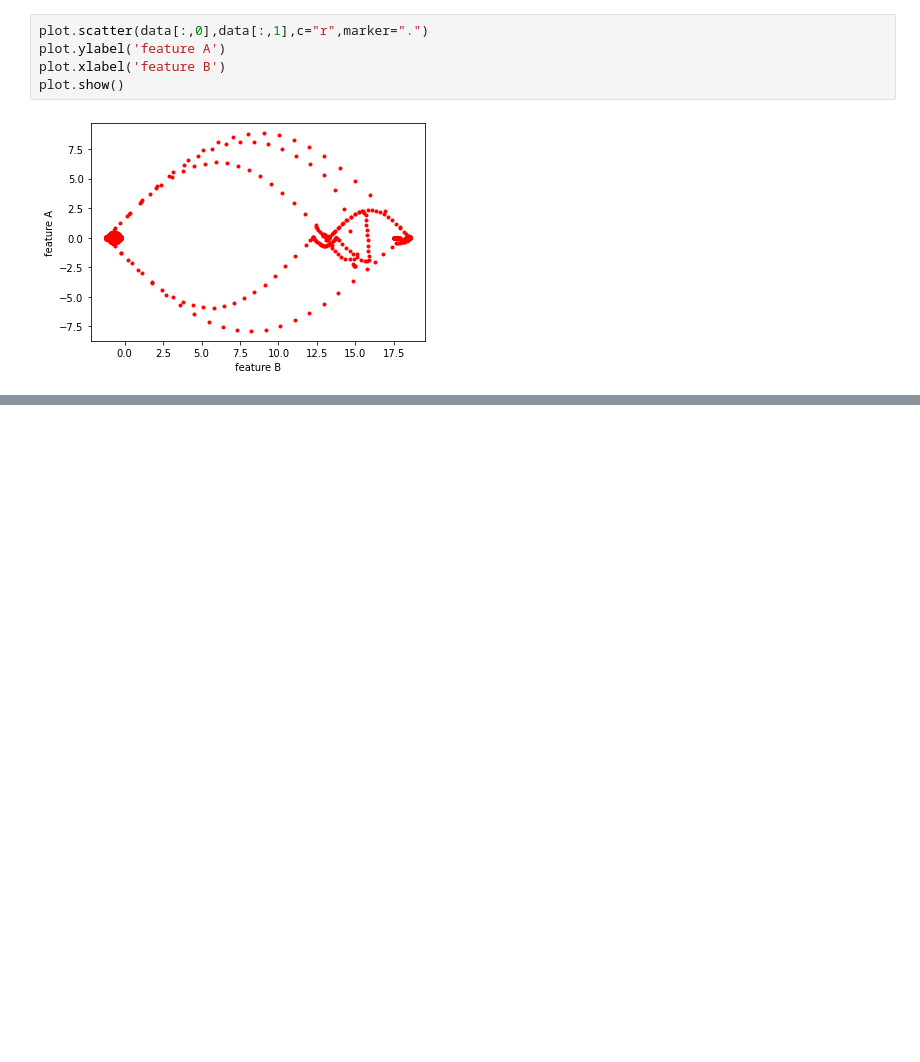
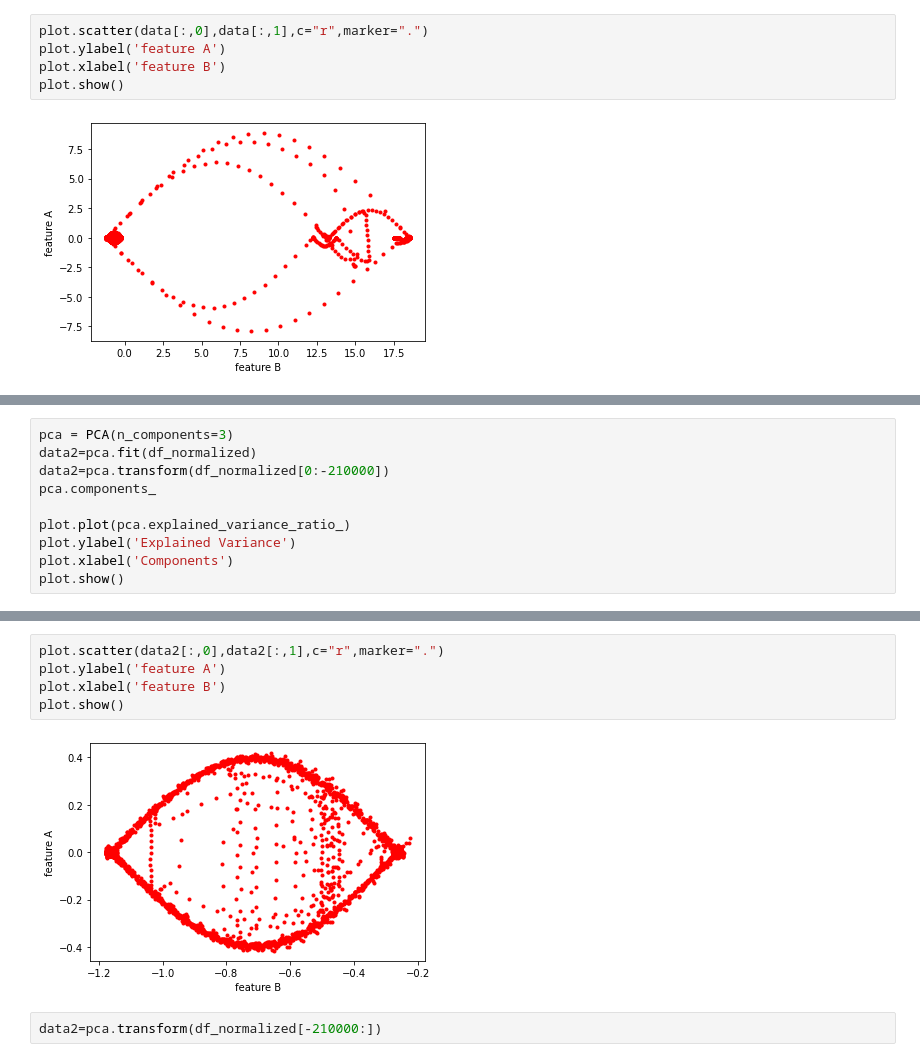
Before and after one commit to sipocz/pid_time_series, a Jupyter notebook: PID_Autoencoder.ipynb, the cells around one changed output, grey strips where cells are left out. Saved outputs shown, nothing was run; the diff lists cells and outputs as text; blank space fills up the shorter version.

```diff
--- a/PID_Autoencoder.ipynb
+++ b/PID_Autoencoder.ipynb
@@ -110,0 +132,10 @@ plot.show()
+# %%
+pca = PCA(n_components=3)
+data2=pca.fit(df_normalized)
+data2=pca.transform(df_normalized[0:-210000])
+pca.components_
+
+plot.plot(pca.explained_variance_ratio_)
+plot.ylabel('Explained Variance')
+plot.xlabel('Components')
+plot.show()
@@ -110,0 +144,9 @@ plot.show()
+# %%
+plot.scatter(data2[:,0],data2[:,1],c="r",marker=".")
+plot.ylabel('feature A')
+plot.xlabel('feature B')
+plot.show()
+# %% [output]
+[figure, added]
+# %%
+data2=pca.transform(df_normalized[-210000:])
```
Also changed, not shown: parts of 4 cells of this notebook.
